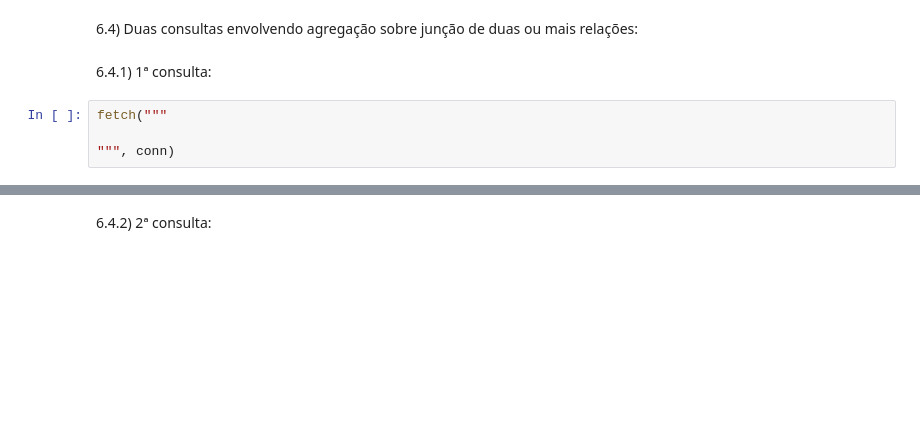
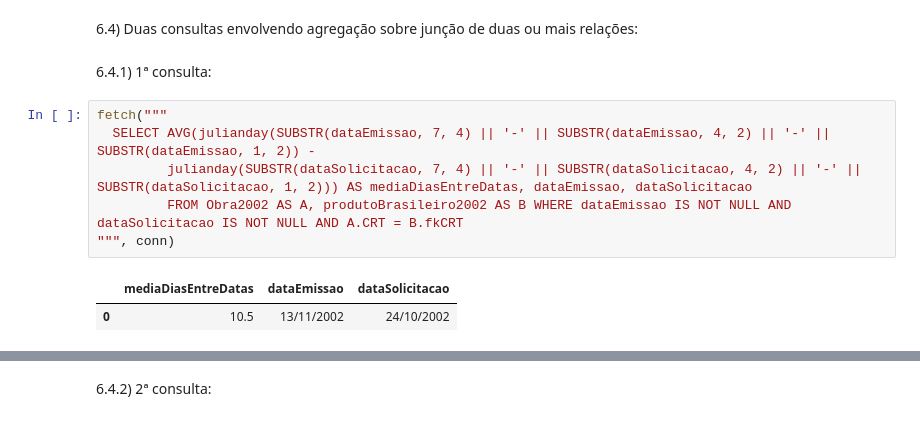
Before and after one commit to MarceleLouiseSAra/TPs-IBD, a Jupyter notebook: TP2.ipynb, the cells around one changed output, grey strips where cells are left out. Drawn from its saved outputs; the diff is of its cells as text; blank space fills up the shorter version.

```diff
--- a/TP2.ipynb
+++ b/TP2.ipynb
@@ -1103,7 +1156,12 @@ fetch("""
 6.4) Duas consultas envolvendo agregação sobre junção de duas ou mais relações:
 # %% [markdown]
 6.4.1) 1ª consulta:
-# %%
-fetch("""
-
-""", conn)
+# %%
+fetch("""
+  SELECT AVG(julianday(SUBSTR(dataEmissao, 7, 4) || '-' || SUBSTR(dataEmissao, 4, 2) || '-' || SUBSTR(dataEmissao, 1, 2)) -
+         julianday(SUBSTR(dataSolicitacao, 7, 4) || '-' || SUBSTR(dataSolicitacao, 4, 2) || '-' || SUBSTR(dataSolicitacao, 1, 2))) AS mediaDiasEntreDatas, dataEmissao, dataSolicitacao
+         FROM Obra2002 AS A, produtoBrasileiro2002 AS B WHERE dataEmissao IS NOT NULL AND dataSolicitacao IS NOT NULL AND A.CRT = B.fkCRT
+""", conn)
+# %% [output]
+|  | mediaDiasEntreDatas | dataEmissao | dataSolicitacao |
+| 0 | 10.5 | 13/11/2002 | 24/10/2002 |
```
Also changed, not shown: parts of 27 cells of this notebook.
